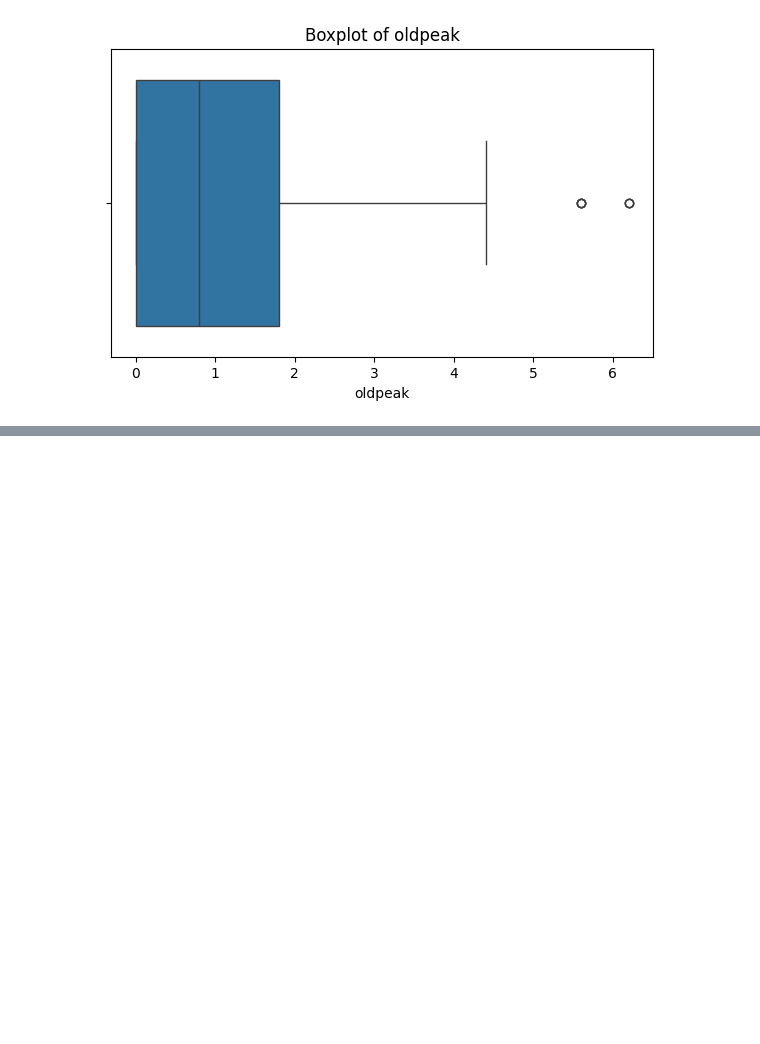
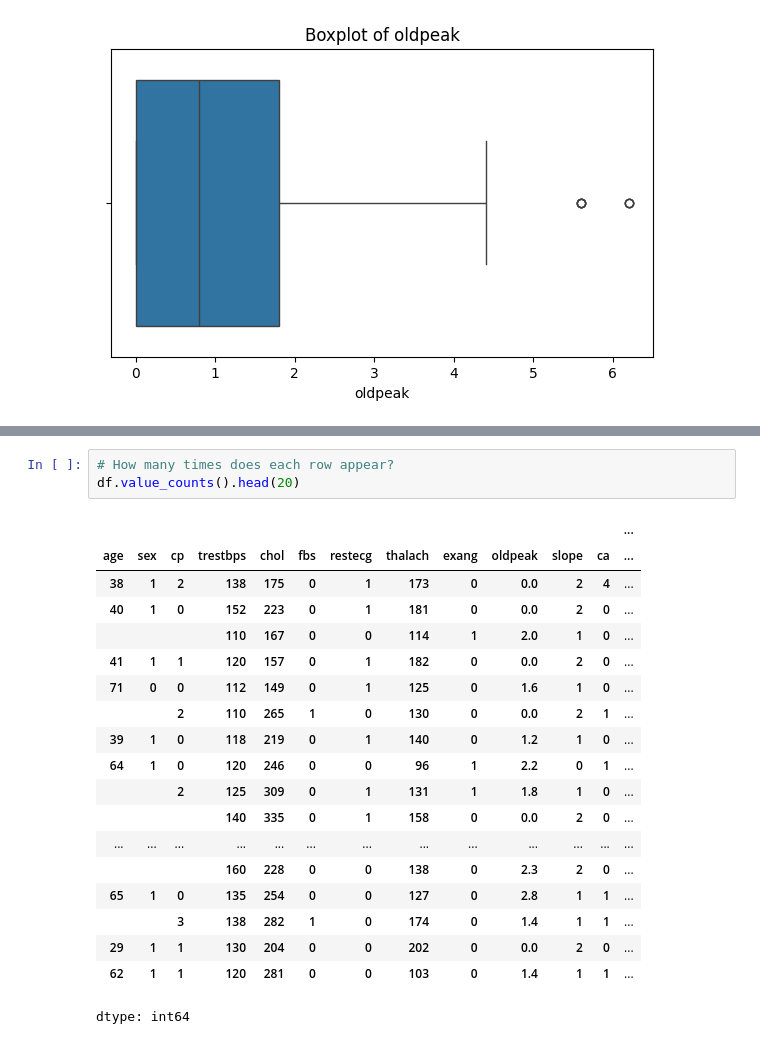
Before and after one commit to halimAhtasham/DeepLearning, a Jupyter notebook: 02_EDA.ipynb, the cells around one changed output, grey strips where cells are left out. Cells and saved outputs as stored; diff of their text form; blank space fills up the shorter version.

```diff
--- a/02_EDA.ipynb
+++ b/02_EDA.ipynb
@@ -280,0 +349,23 @@ for feature in features:
+# %%
+# How many times does each row appear?
+df.value_counts().head(20)
+# %% [output]
+|  |  |  |  |  |  |  |  |  |  |  |  | ... |
+| age | sex | cp | trestbps | chol | fbs | restecg | thalach | exang | oldpeak | slope | ca | ... |
+| 38 | 1 | 2 | 138 | 175 | 0 | 1 | 173 | 0 | 0.0 | 2 | 4 | ... |
+| 40 | 1 | 0 | 152 | 223 | 0 | 1 | 181 | 0 | 0.0 | 2 | 0 | ... |
+|  |  |  | 110 | 167 | 0 | 0 | 114 | 1 | 2.0 | 1 | 0 | ... |
+| 41 | 1 | 1 | 120 | 157 | 0 | 1 | 182 | 0 | 0.0 | 2 | 0 | ... |
+| 71 | 0 | 0 | 112 | 149 | 0 | 1 | 125 | 0 | 1.6 | 1 | 0 | ... |
+|  |  | 2 | 110 | 265 | 1 | 0 | 130 | 0 | 0.0 | 2 | 1 | ... |
+| 39 | 1 | 0 | 118 | 219 | 0 | 1 | 140 | 0 | 1.2 | 1 | 0 | ... |
+| 64 | 1 | 0 | 120 | 246 | 0 | 0 | 96 | 1 | 2.2 | 0 | 1 | ... |
+|  |  | 2 | 125 | 309 | 0 | 1 | 131 | 1 | 1.8 | 1 | 0 | ... |
+|  |  |  | 140 | 335 | 0 | 1 | 158 | 0 | 0.0 | 2 | 0 | ... |
+| ... | ... | ... | ... | ... | ... | ... | ... | ... | ... | ... | ... | ... |
+|  |  |  | 160 | 228 | 0 | 0 | 138 | 0 | 2.3 | 2 | 0 | ... |
+| 65 | 1 | 0 | 135 | 254 | 0 | 0 | 127 | 0 | 2.8 | 1 | 1 | ... |
+|  |  | 3 | 138 | 282 | 1 | 0 | 174 | 0 | 1.4 | 1 | 1 | ... |
+| 29 | 1 | 1 | 130 | 204 | 0 | 0 | 202 | 0 | 0.0 | 2 | 0 | ... |
+| 62 | 1 | 1 | 120 | 281 | 0 | 0 | 103 | 0 | 1.4 | 1 | 1 | ... |
+dtype: int64
```
Also changed, not shown: parts of 14 cells of this notebook.
